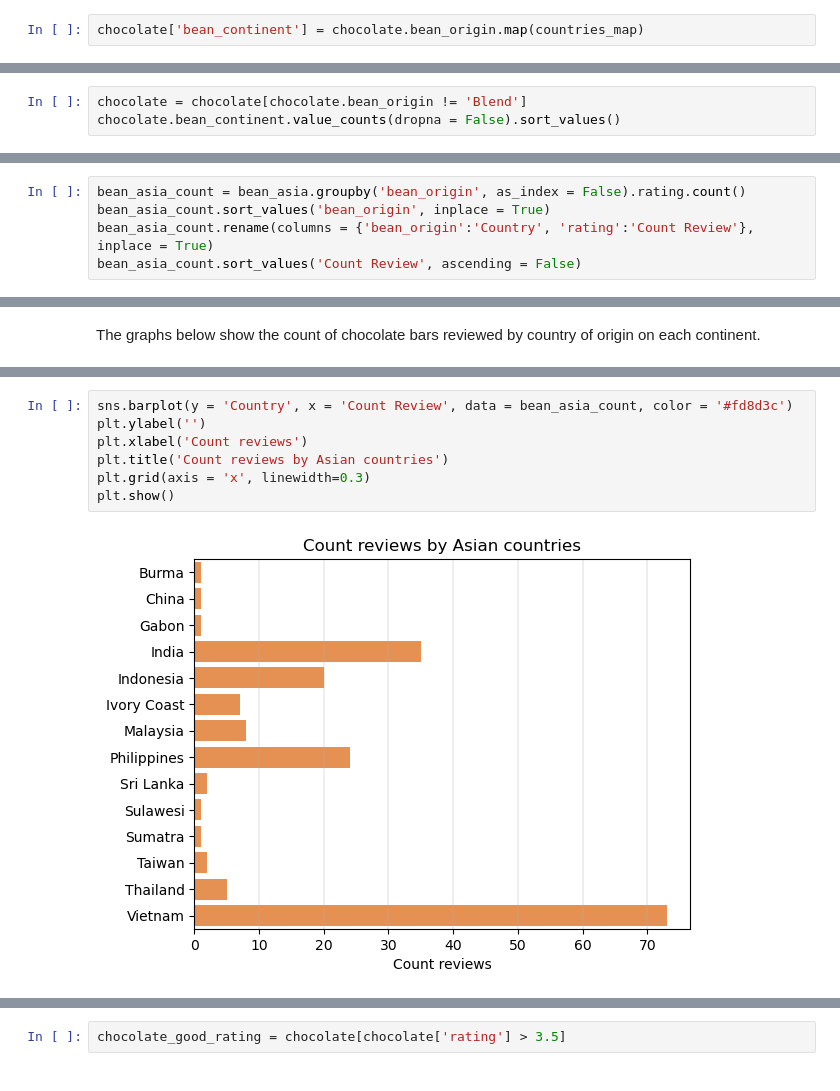
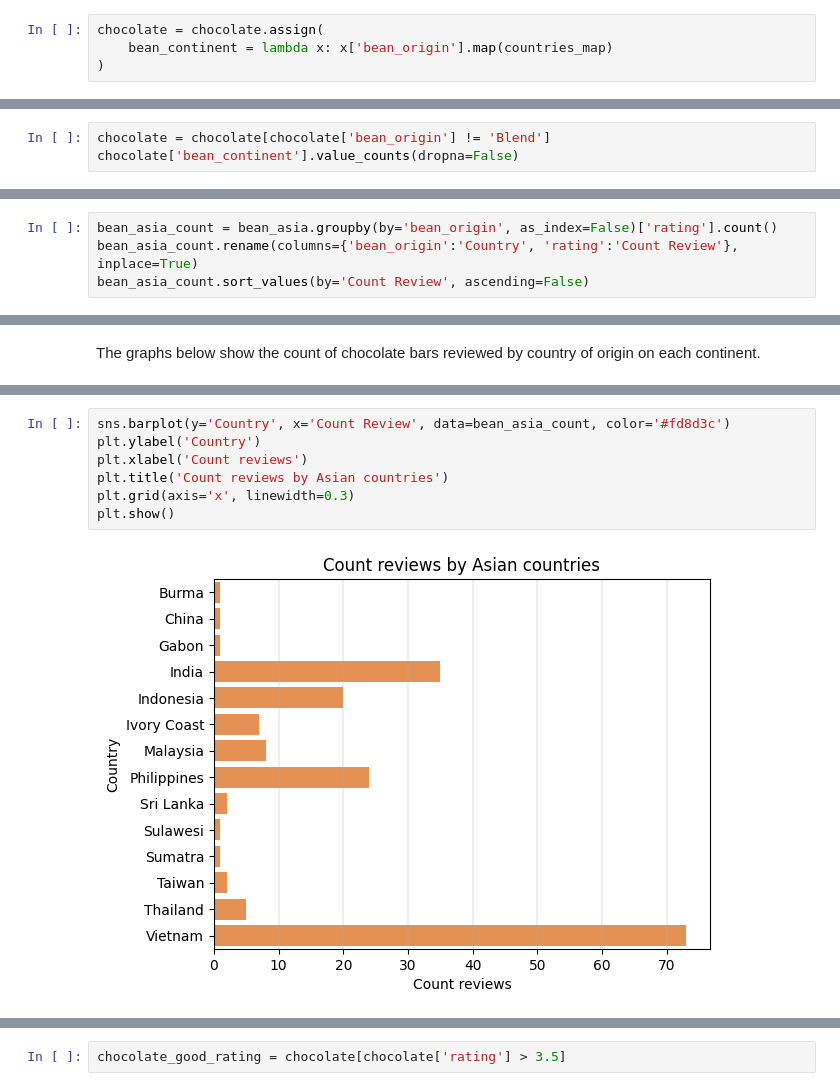
Before and after one commit to edolivasan/datacamp_competition_finding_the_best_chocolate_bars, a Jupyter notebook: finding_the_best_chocolate_bars_analysis.ipynb, the cells around one changed output, grey strips where cells are left out. Cells and saved outputs as stored; diff of their text form.

```diff
--- a/finding_the_best_chocolate_bars_analysis.ipynb
+++ b/finding_the_best_chocolate_bars_analysis.ipynb
@@ -166,6 +172,8 @@ countries_map = {country: continent
                  for country in countries}
-# %%
-chocolate['bean_continent'] = chocolate.bean_origin.map(countries_map)
+# %%
+chocolate = chocolate.assign(
+    bean_continent = lambda x: x['bean_origin'].map(countries_map)
+)
 # %% [markdown]
 After segmenting the countries of origin by continent, it can be seen that there are 156 observations that could not be classified. Let's find out which country or countries could not be classified.
 # %%
@@ -189,6 +197,6 @@ Name: bean_origin, dtype: int64
 # %% [markdown]
 All countries of origin are correctly segmented. Note that we now have a total of 2374 observations.
 # %%
-chocolate = chocolate[chocolate.bean_origin != 'Blend']
-chocolate.bean_continent.value_counts(dropna = False).sort_values()
+chocolate = chocolate[chocolate['bean_origin'] != 'Blend']
+chocolate['bean_continent'].value_counts(dropna=False)
 # %% [output]
@@ -366,8 +367,7 @@ In the case of the Asian continent, the country with the highest count of chocol
 # %%
-bean_asia_count = bean_asia.groupby('bean_origin', as_index = False).rating.count()
-bean_asia_count.sort_values('bean_origin', inplace = True)
-bean_asia_count.rename(columns = {'bean_origin':'Country', 'rating':'Count Review'}, inplace = True)
-bean_asia_count.sort_values('Count Review', ascending = False)
+bean_asia_count = bean_asia.groupby(by='bean_origin', as_index=False)['rating'].count()
+bean_asia_count.rename(columns={'bean_origin':'Country', 'rating':'Count Review'}, inplace=True)
+bean_asia_count.sort_values(by='Count Review', ascending=False)
 # %% [output]
 |  | Country | Count Review |
 | 13 | Vietnam | 73 |
@@ -546,10 +551,10 @@ plt.show()
 # %%
-sns.barplot(y = 'Country', x = 'Count Review', data = bean_asia_count, color = '#fd8d3c')
-plt.ylabel('')
+sns.barplot(y='Country', x='Count Review', data=bean_asia_count, color='#fd8d3c')
+plt.ylabel('Country')
 plt.xlabel('Count reviews')
 plt.title('Count reviews by Asian countries')
-plt.grid(axis = 'x', linewidth=0.3)
+plt.grid(axis='x', linewidth=0.3)
 plt.show()
 # %% [output]
-[figure, old version]
+[figure, new version]
 # %%
```
Also changed, not shown: parts of 77 cells of this notebook.
